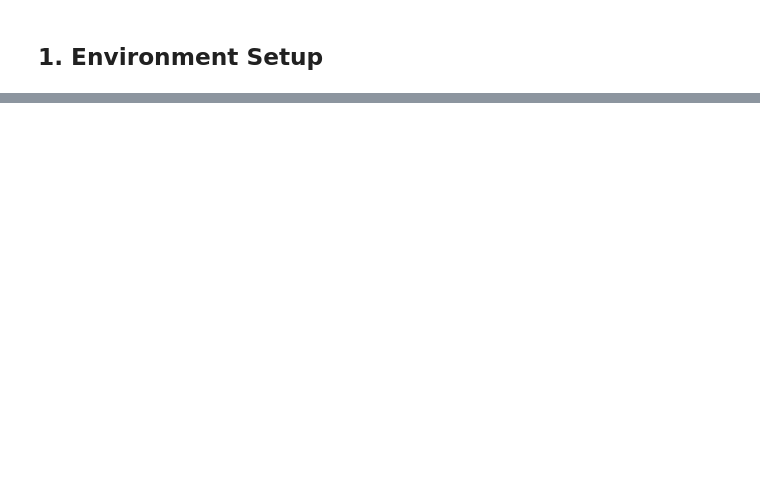
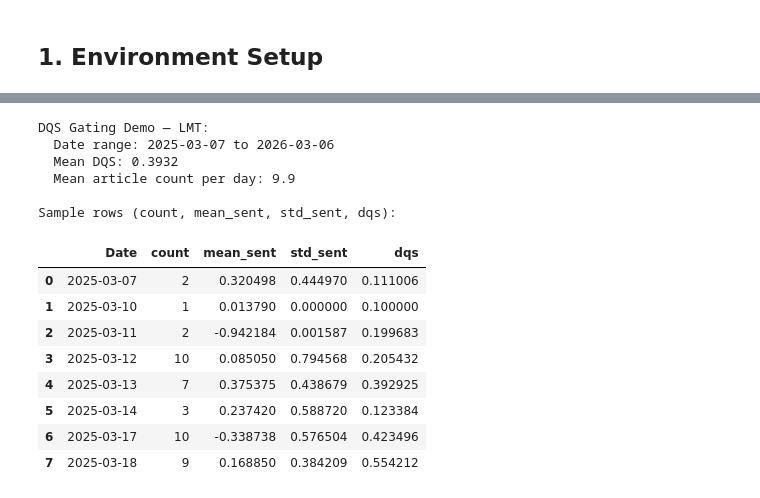
Before and after one commit to jackyluo-learning/StockMind, a Jupyter notebook: StockMind_Final_Submission.ipynb, the cells around one changed output, grey strips where cells are left out. Cells and saved outputs as stored; diff of their text form; code cells hidden in the pictures; blank space fills up the shorter version.

```diff
--- a/StockMind_Final_Submission.ipynb
+++ b/StockMind_Final_Submission.ipynb
@@ -23,0 +255,74 @@ We compare the performance across different POC versions (v10-v13).
+# %%
+# ── Helper functions ──
+def preprocess_text(text):
+    """Lowercase, strip non-alpha, remove stopwords, apply Porter stemming."""
+    if not isinstance(text, str):
+        return ""
+    text = re.sub('[^a-zA-Z]', ' ', text).lower().split()
+    if NLTK_OK:
+        return ' '.join([ps.stem(w) for w in text if w not in stop_words])
+    return ' '.join(text)
+
+
+def build_market_features(market_df):
+    """Add technical indicators to market dataframe."""
+    mdf = market_df.copy().sort_values('Date')
+    mdf['Next_Close'] = mdf['Close'].shift(-1)
+    mdf['Price_Label'] = (mdf['Next_Close'] > mdf['Close']).astype(int)
+    mdf['vol_pct_chg'] = mdf['Volume'].pct_change()
+    mdf['pe_chg'] = mdf['PE_Ratio'].diff()
+    mdf['ma10_ratio'] = mdf['Close'] / mdf['Close'].rolling(10).mean()
+    mdf['volatility_5d'] = mdf['Close'].pct_change().rolling(5).std()
+    return mdf.dropna(subset=['Price_Label'])
+
+
+def compute_dqs(count, sent_std):
+    """Data Quality Score: dampens signal on low-volume or high-conflict news days."""
+    return (count / 10.0) * (1.0 - sent_std)
+
+
+MARKET_COLS = ['PE_Ratio', 'vol_pct_chg', 'pe_chg', 'ma10_ratio', 'volatility_5d']
+
+# Demo: DQS gating for LMT (industrial, low-volume, best performing ticker)
+ticker_demo = 'LMT'
+ticker_cache = cache_df[cache_df['Ticker'] == ticker_demo].copy()
+ticker_cache['Date'] = pd.to_datetime(ticker_cache['Date'])
+
+# Aggregate per day
+daily_agg = ticker_cache.groupby('Date').agg(
+    count=('Sentiment_Score', 'count'),
+    mean_sent=('Sentiment_Score', 'mean'),
+    std_sent=('Sentiment_Score', 'std'),
+    **{f'pca_{i}': (f'pca_{i}', 'mean') for i in range(8)}
+).fillna(0).reset_index()
+
+daily_agg['dqs'] = daily_agg.apply(
+    lambda r: compute_dqs(r['count'], r['std_sent']), axis=1
+)
+
+# Gate PCA by DQS
+for i in range(8):
+    daily_agg[f'gated_pca_{i}'] = daily_agg[f'pca_{i}'] * daily_agg['dqs']
+
+print(f'DQS Gating Demo — {ticker_demo}:')
+print(f'  Date range: {daily_agg["Date"].min().date()} to {daily_agg["Date"].max().date()}')
+print(f'  Mean DQS: {daily_agg["dqs"].mean():.4f}')
+print(f'  Mean article count per day: {daily_agg["count"].mean():.1f}')
+print(f'\nSample rows (count, mean_sent, std_sent, dqs):')
+display(daily_agg[['Date', 'count', 'mean_sent', 'std_sent', 'dqs']].head(8))
+# %% [output]
+DQS Gating Demo — LMT:
+  Date range: 2025-03-07 to 2026-03-06
+  Mean DQS: 0.3932
+  Mean article count per day: 9.9
+
+Sample rows (count, mean_sent, std_sent, dqs):
+|  | Date | count | mean_sent | std_sent | dqs |
+| 0 | 2025-03-07 | 2 | 0.320498 | 0.444970 | 0.111006 |
+| 1 | 2025-03-10 | 1 | 0.013790 | 0.000000 | 0.100000 |
+| 2 | 2025-03-11 | 2 | -0.942184 | 0.001587 | 0.199683 |
+| 3 | 2025-03-12 | 10 | 0.085050 | 0.794568 | 0.205432 |
+| 4 | 2025-03-13 | 7 | 0.375375 | 0.438679 | 0.392925 |
+| 5 | 2025-03-14 | 3 | 0.237420 | 0.588720 | 0.123384 |
+| 6 | 2025-03-17 | 10 | -0.338738 | 0.576504 | 0.423496 |
+| 7 | 2025-03-18 | 9 | 0.168850 | 0.384209 | 0.554212 |
```
Also changed, not shown: parts of 37 cells of this notebook, 1 other file.
